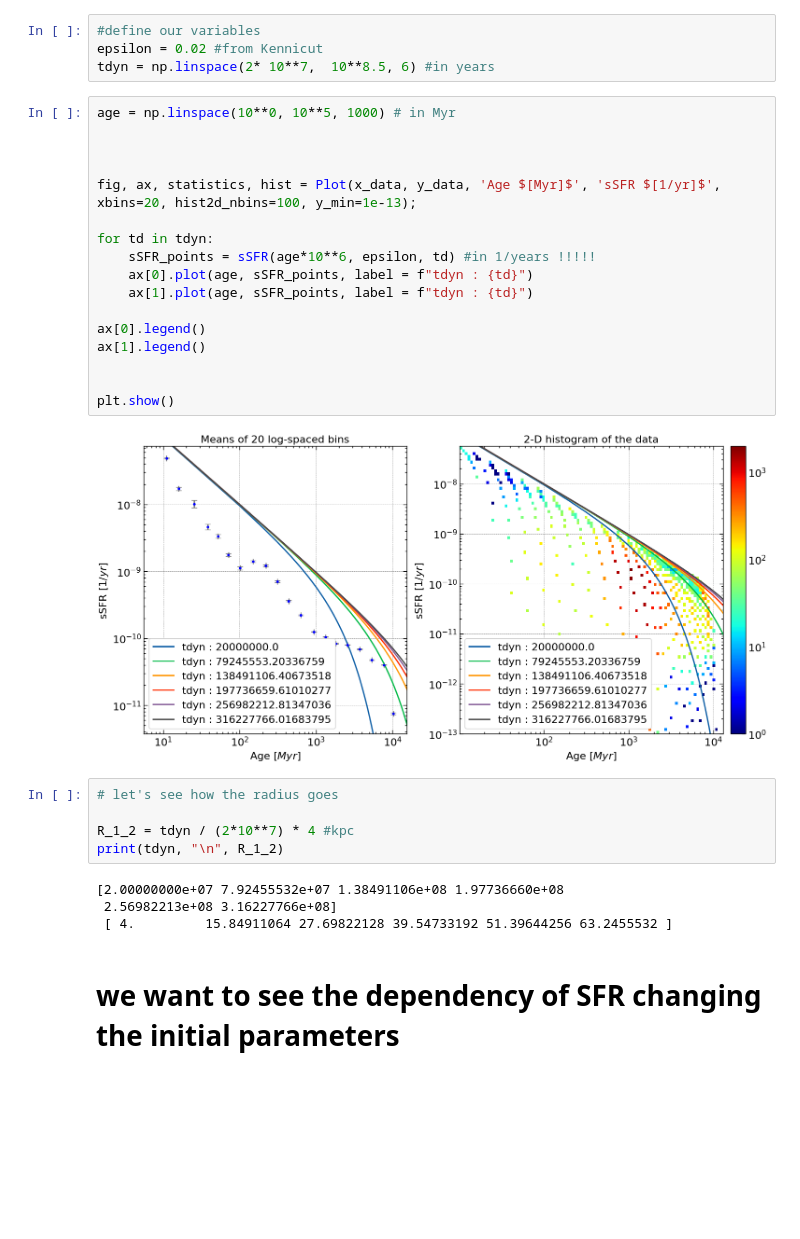
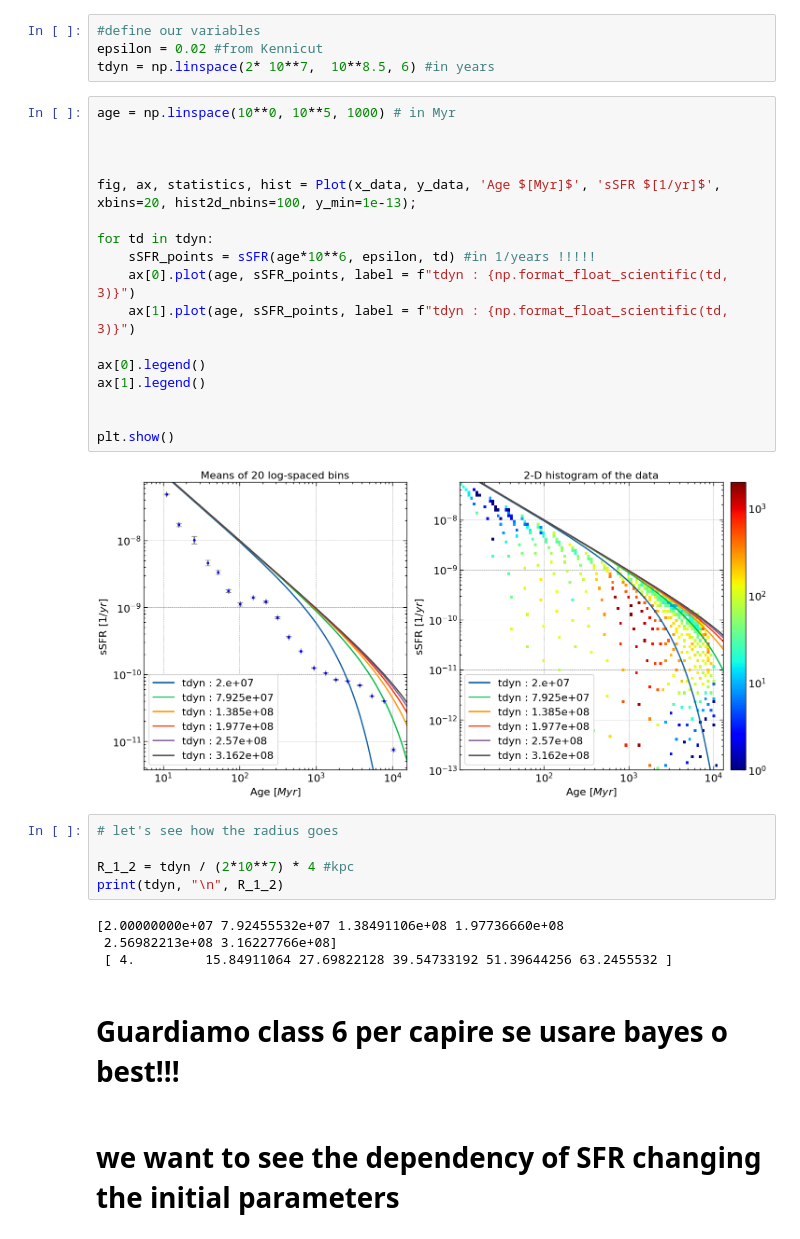
Before and after one commit to M-Bianchi/Laboratory_of_Data_Analysis, a Jupyter notebook: MainActivity/MainActivity2.ipynb, the cells around one changed output. Saved outputs shown, nothing was run; the diff lists cells and outputs as text; blank space fills up the shorter version.

```diff
--- a/MainActivity/MainActivity2.ipynb
+++ b/MainActivity/MainActivity2.ipynb
@@ -195,22 +195,22 @@ tdyn = np.linspace(2* 10**7,  10**8.5, 6) #in years
 # %%
 age = np.linspace(10**0, 10**5, 1000) # in Myr
 
 
 
 fig, ax, statistics, hist = Plot(x_data, y_data, 'Age $[Myr]$', 'sSFR $[1/yr]$', xbins=20, hist2d_nbins=100, y_min=1e-13);
 
 for td in tdyn:
     sSFR_points = sSFR(age*10**6, epsilon, td) #in 1/years !!!!!
-    ax[0].plot(age, sSFR_points, label = f"tdyn : {td}")
-    ax[1].plot(age, sSFR_points, label = f"tdyn : {td}")
+    ax[0].plot(age, sSFR_points, label = f"tdyn : {np.format_float_scientific(td, 3)}")
+    ax[1].plot(age, sSFR_points, label = f"tdyn : {np.format_float_scientific(td, 3)}")
 
 ax[0].legend()
 ax[1].legend()
 
 
 plt.show()
 # %% [output]
-[figure, old version]
+[figure, new version]
 # %%
 # let's see how the radius goes
 
@@ -220,6 +220,8 @@ print(tdyn, "\n", R_1_2)
 [2.00000000e+07 7.92455532e+07 1.38491106e+08 1.97736660e+08
  2.56982213e+08 3.16227766e+08]
  [ 4.         15.84911064 27.69822128 39.54733192 51.39644256 63.2455532 ]
+# %% [markdown]
+# **Guardiamo class 6 per capire se usare bayes o best!!!**
 # %% [markdown]
 # we want to see the dependency of SFR changing the initial parameters
 # %%
```
Also changed, not shown: parts of 1 cell of this notebook.
